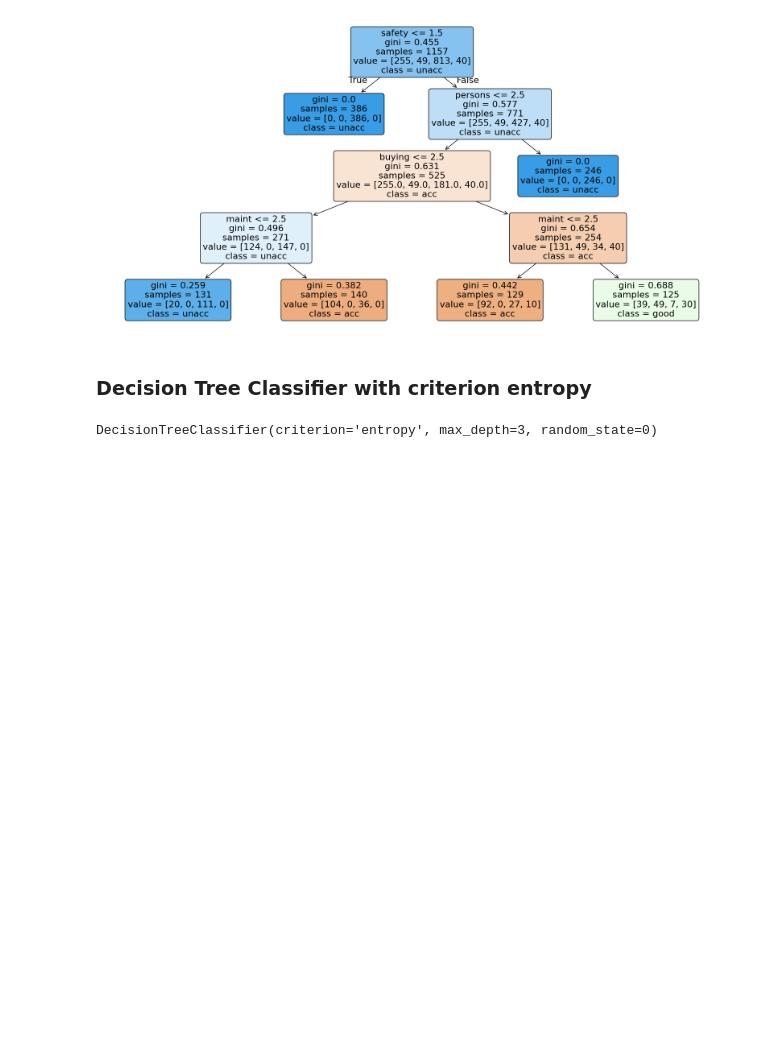
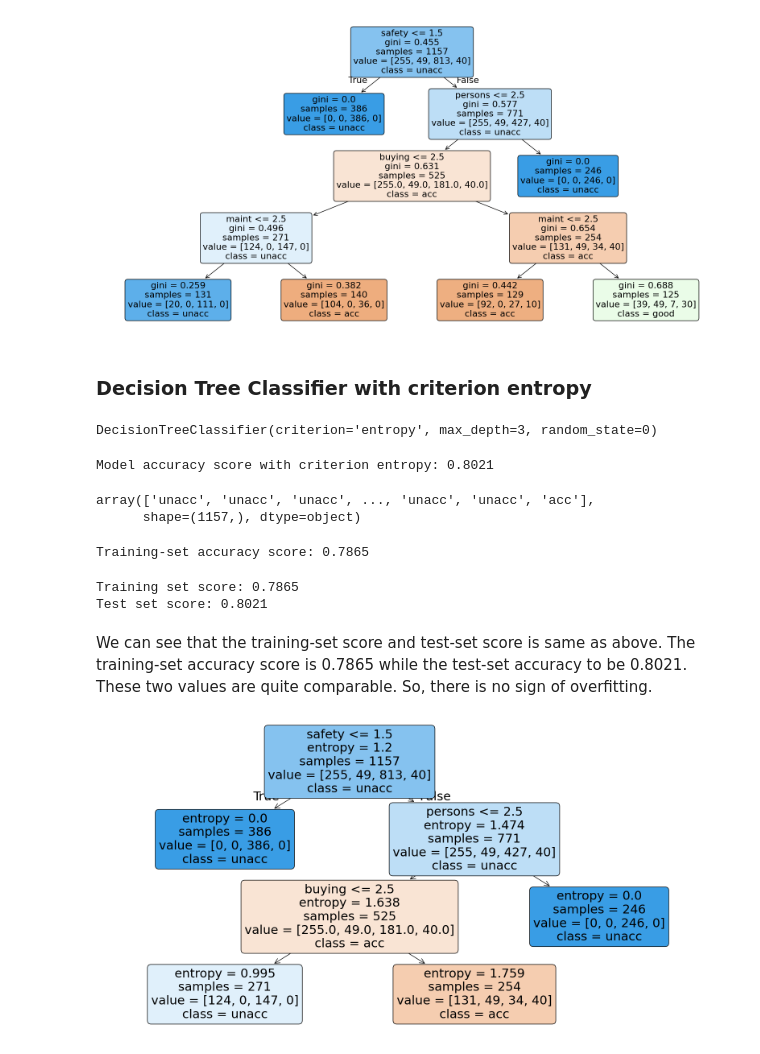
Before and after one commit to AmeyPhutane123/LearningDataScience, a Jupyter notebook: Data Science/LearningNotebooksbyAmey/6_Decision_Tree.ipynb, the cells around one changed output. Saved outputs shown, nothing was run; the diff lists cells and outputs as text; code cells hidden in the pictures; blank space fills up the shorter version.

```diff
--- a/Data Science/LearningNotebooksbyAmey/6_Decision_Tree.ipynb
+++ b/Data Science/LearningNotebooksbyAmey/6_Decision_Tree.ipynb
@@ -312,0 +315,40 @@ DecisionTreeClassifier(criterion='entropy', max_depth=3, random_state=0)
+# %%
+from sklearn.metrics import accuracy_score
+
+print('Model accuracy score with criterion entropy: {0:0.4f}'. format(accuracy_score(y_test, clf_pred)))
+# %% [output]
+Model accuracy score with criterion entropy: 0.8021
+# %%
+y_pred_train_en = clf_en.predict(X_train)
+
+y_pred_train_en
+# %% [output]
+array(['unacc', 'unacc', 'unacc', ..., 'unacc', 'unacc', 'acc'],
+      shape=(1157,), dtype=object)
+# %%
+print('Training-set accuracy score: {0:0.4f}'. format(accuracy_score(y_train, y_pred_train_en)))
+# %% [output]
+Training-set accuracy score: 0.7865
+# %%
+# print the scores on training and test set
+
+print('Training set score: {:.4f}'.format(clf_en.score(X_train, y_train)))
+
+print('Test set score: {:.4f}'.format(clf_en.score(X_test, y_test)))
+# %% [output]
+Training set score: 0.7865
+Test set score: 0.8021
+# %% [markdown]
+We can see that the training-set score and test-set score is same as above. The training-set accuracy score is 0.7865 while the test-set accuracy to be 0.8021. These two values are quite comparable. So, there is no sign of overfitting.
+# %%
+from sklearn.tree import  plot_tree
+
+plt.figure(figsize=(20,10))
+plot_tree(clf_en.fit(X_train, y_train),
+          feature_names=X.columns,  # This shows column names instead of indices
+          class_names=clf_en.classes_,  # Shows class names if available
+          filled=True,              # Colors the nodes
+          rounded=True)             # Rounds the node corners
+plt.show()
+# %% [output]
+[figure, added]
```
Also changed, not shown: parts of 9 cells of this notebook.
